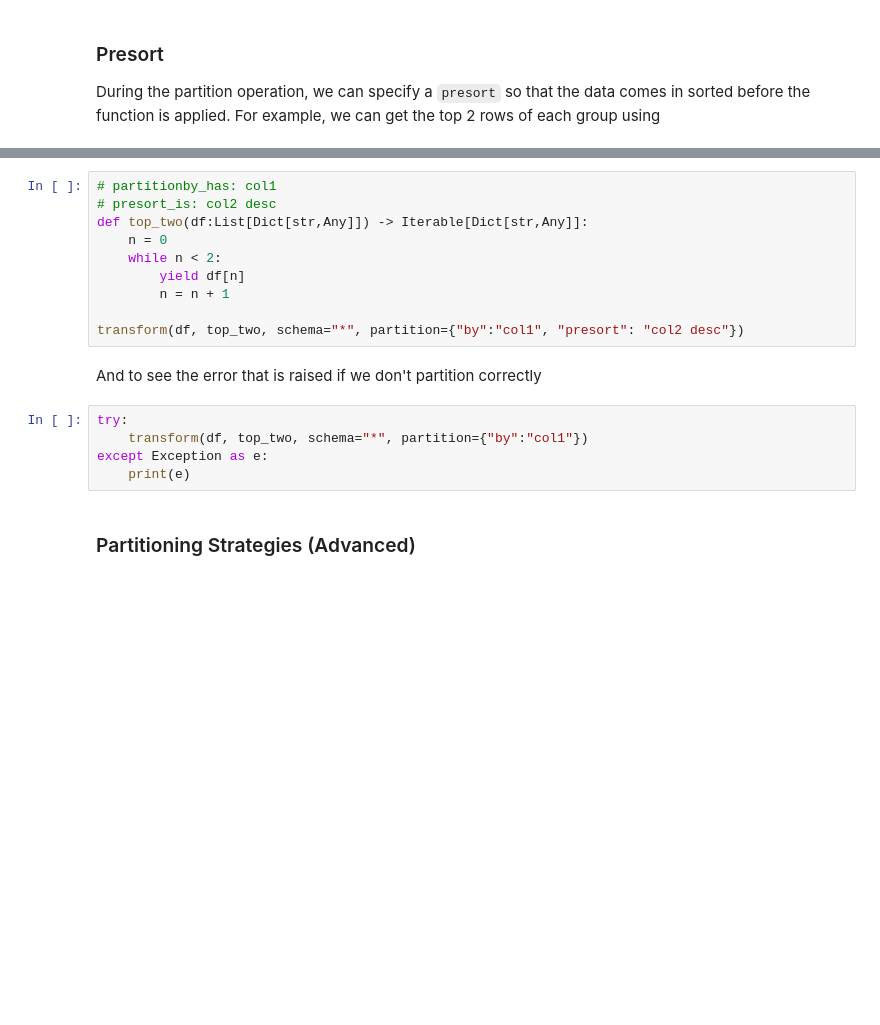
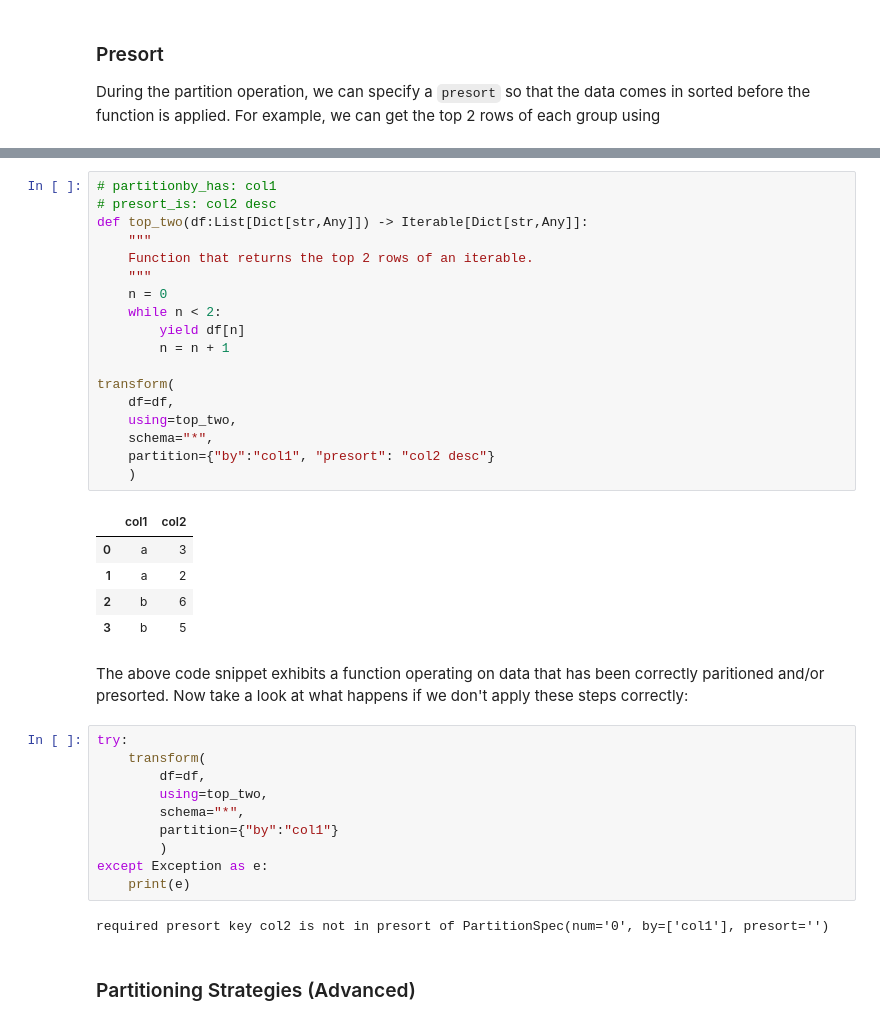
Before and after one commit to fugue-project/tutorials, a Jupyter notebook: tutorials/ten_minutes.ipynb, the cells around one changed output, grey strips where cells are left out. Cells and saved outputs as stored; diff of their text form; blank space fills up the shorter version.

```diff
--- a/tutorials/ten_minutes.ipynb
+++ b/tutorials/ten_minutes.ipynb
@@ -295,20 +349,41 @@ This means that there are functions that require the DataFrame to be partitioned
 # %%
 # partitionby_has: col1
 # presort_is: col2 desc
 def top_two(df:List[Dict[str,Any]]) -> Iterable[Dict[str,Any]]:
+    """
+    Function that returns the top 2 rows of an iterable.
+    """
     n = 0
     while n < 2:
         yield df[n]
         n = n + 1
 
-transform(df, top_two, schema="*", partition={"by":"col1", "presort": "col2 desc"})
+transform(
+    df=df,
+    using=top_two,
+    schema="*",
+    partition={"by":"col1", "presort": "col2 desc"}
+    )
+# %% [output]
+|  | col1 | col2 |
+| 0 | a | 3 |
+| 1 | a | 2 |
+| 2 | b | 6 |
+| 3 | b | 5 |
-# %% [markdown]
-And to see the error that is raised if we don't partition correctly
+# %% [markdown]
+The above code snippet exhibits a function operating on data that has been correctly paritioned and/or presorted. Now take a look at what happens if we don't apply these steps correctly:
 # %%
 try:
-    transform(df, top_two, schema="*", partition={"by":"col1"})
+    transform(
+        df=df,
+        using=top_two,
+        schema="*",
+        partition={"by":"col1"}
+        )
 except Exception as e:
     print(e)
+# %% [output]
+required presort key col2 is not in presort of PartitionSpec(num='0', by=['col1'], presort='')
 # %% [markdown]
 ### Partitioning Strategies (Advanced)
 # %% [markdown]
```
Also changed, not shown: parts of 10 cells of this notebook.
